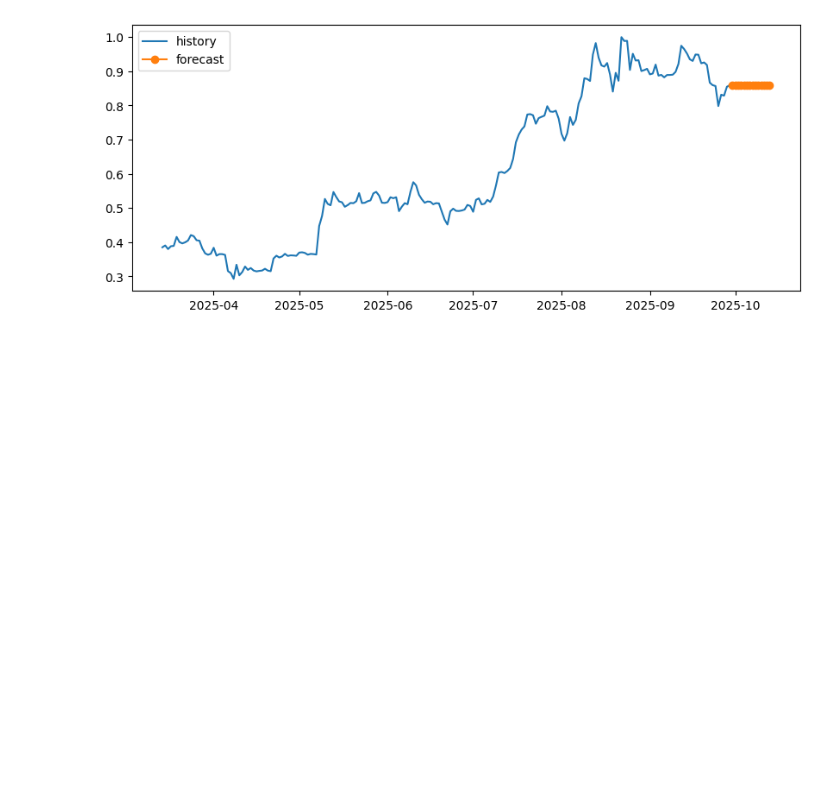
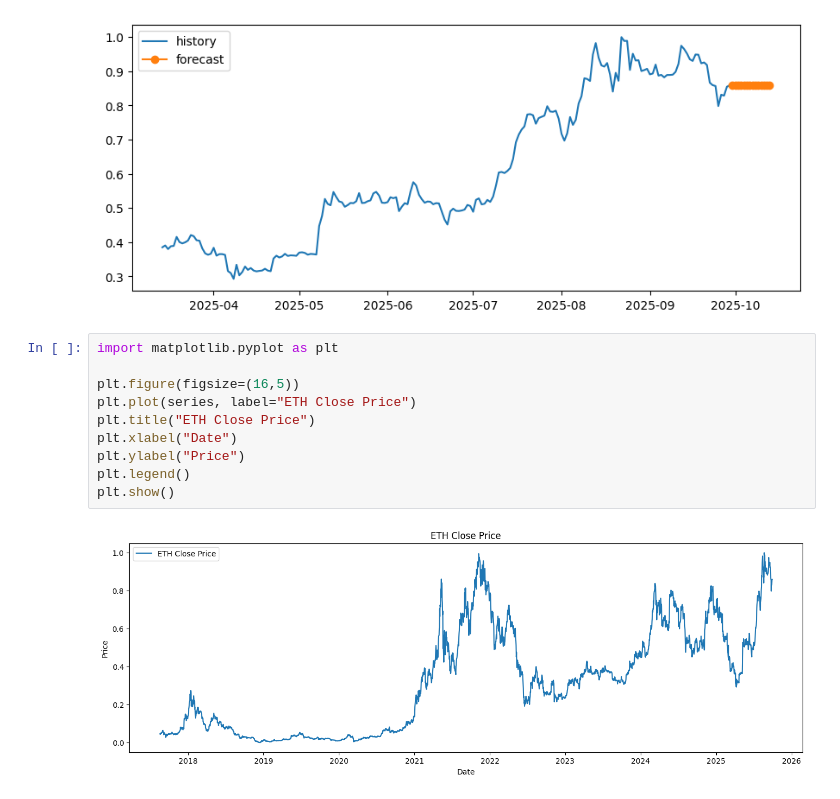
Before and after one commit to sarfraspc/crypto-analytics-platform, a Jupyter notebook: notebook/sarimax.ipynb, the cells around one changed output. Drawn from its saved outputs; the diff is of its cells as text; blank space fills up the shorter version.

```diff
--- a/notebook/sarimax.ipynb
+++ b/notebook/sarimax.ipynb
@@ -51,3 +90,15 @@ plt.plot(forecast.index, forecast.values, marker="o", label="forecast")
 plt.legend(); plt.show()
 # %% [output]
 [figure]
+# %%
+import matplotlib.pyplot as plt
+
+plt.figure(figsize=(16,5))
+plt.plot(series, label="ETH Close Price")
+plt.title("ETH Close Price")
+plt.xlabel("Date")
+plt.ylabel("Price")
+plt.legend()
+plt.show()
+# %% [output]
+[figure, added]
```
Also changed, not shown: parts of 14 cells of this notebook, 33 other files.
